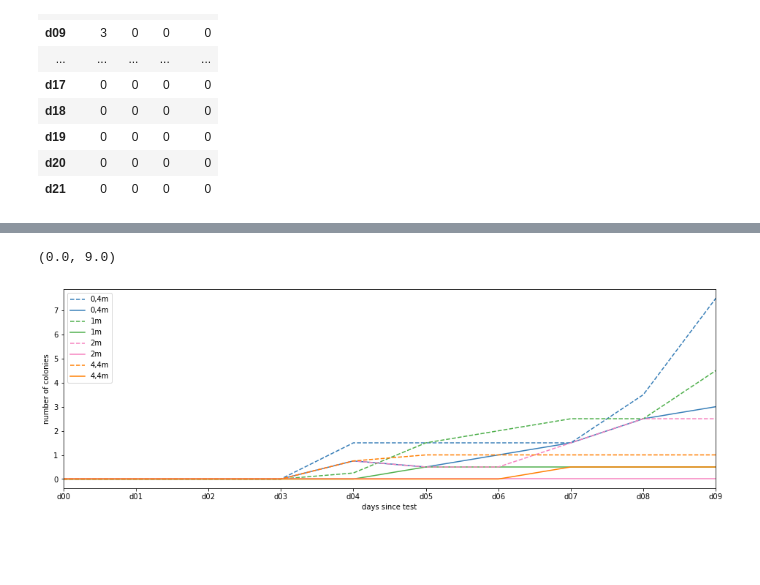
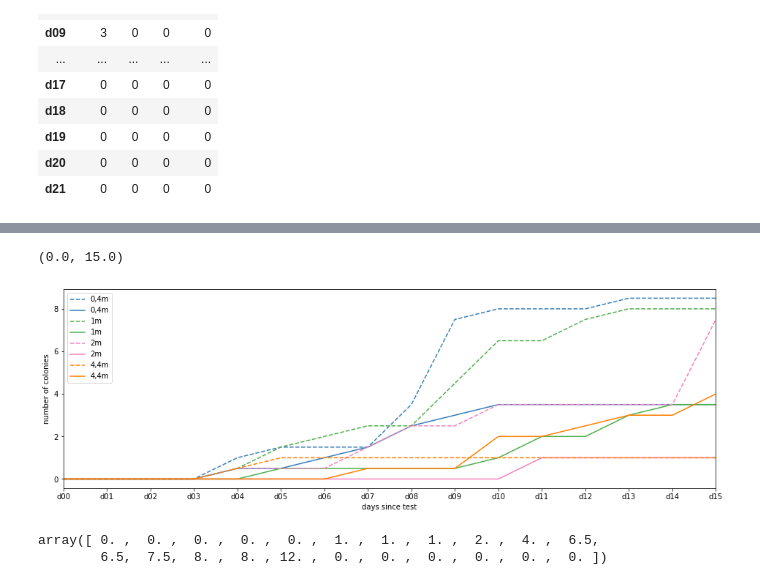
Before and after one commit to sartmeier/sartmeier.github.io, a Jupyter notebook: growth_plots.ipynb, the cells around one changed output, grey strips where cells are left out. Drawn from its saved outputs; the diff is of its cells as text; code cells hidden in the pictures; blank space fills up the shorter version.

```diff
--- a/growth_plots.ipynb
+++ b/growth_plots.ipynb
@@ -196,5 +182,5 @@ Name: d00, dtype: float64
 # %%
-medians_before = beforeI
+medians_before = pd.DataFrame.copy(beforeI)
 medians_before.iloc[:,0] = np.median(np.asarray(list(zip(beforeI.iloc[:,0],beforeII.iloc[:,0]))),axis=1)
 medians_before.iloc[:,1] = np.median(np.asarray(list(zip(beforeI.iloc[:,1],beforeII.iloc[:,1]))),axis=1)
 medians_before.iloc[:,2] = np.median(np.asarray(list(zip(beforeI.iloc[:,2],beforeII.iloc[:,2]))),axis=1)
@@ -222,5 +208,5 @@ medians_before
 # %%
-medians_after = afterI
+medians_after = pd.DataFrame.copy(afterI)
 medians_after.iloc[:,0] = np.median(np.asarray(list(zip(afterI.iloc[:,0],afterII.iloc[:,0]))),axis=1)
 medians_after.iloc[:,1] = np.median(np.asarray(list(zip(afterI.iloc[:,1],afterII.iloc[:,1]))),axis=1)
 medians_after.iloc[:,2] = np.median(np.asarray(list(zip(afterI.iloc[:,2],afterII.iloc[:,2]))),axis=1)
@@ -247,17 +233,17 @@ medians_after
 # %%
 plt.figure(figsize=(16,5))
 plt.plot(medians_before.iloc[:,0],linestyle="dashed",color='#377eb8',label="0,4m")
 plt.plot(medians_after.iloc[:,0],color='#377eb8',label="0,4m")#'#ff7f00')
 plt.plot(medians_before.iloc[:,1],linestyle="dashed",color='#4daf4a',label="1m")
 plt.plot(medians_after.iloc[:,1],color='#4daf4a',label="1m")#'#f781bf')
 plt.plot(medians_before.iloc[:,2],linestyle="dashed",color='#f781bf',label="2m")#'#a65628')
 plt.plot(medians_after.iloc[:,2],color='#f781bf',label="2m")#'#a65628')#'#984ea3')
 plt.plot(medians_before.iloc[:,3],linestyle="dashed",color='#ff7f00',label="4,4m")
 plt.plot(medians_after.iloc[:,3],color='#ff7f00',label="4,4m")#'#999999')#'#e41a1c')
 plt.legend()
 plt.xlabel("days since test")
 plt.ylabel("number of colonies")
-plt.xlim(0,9)
+plt.xlim(0,15)
 # %% [output]
-(0.0, 9.0)
+(0.0, 15.0)
-[figure, old version]
+[figure, new version]
@@ -265,0 +250,5 @@ plt.xlim(0,9)
+# %%
+np.median(beforeI, axis=1)
+# %% [output]
+array([ 0. ,  0. ,  0. ,  0. ,  0. ,  1. ,  1. ,  1. ,  2. ,  4. ,  6.5,
+        6.5,  7.5,  8. ,  8. , 12. ,  0. ,  0. ,  0. ,  0. ,  0. ,  0. ])
```
Also changed, not shown: parts of 18 cells of this notebook, 4 other files.
